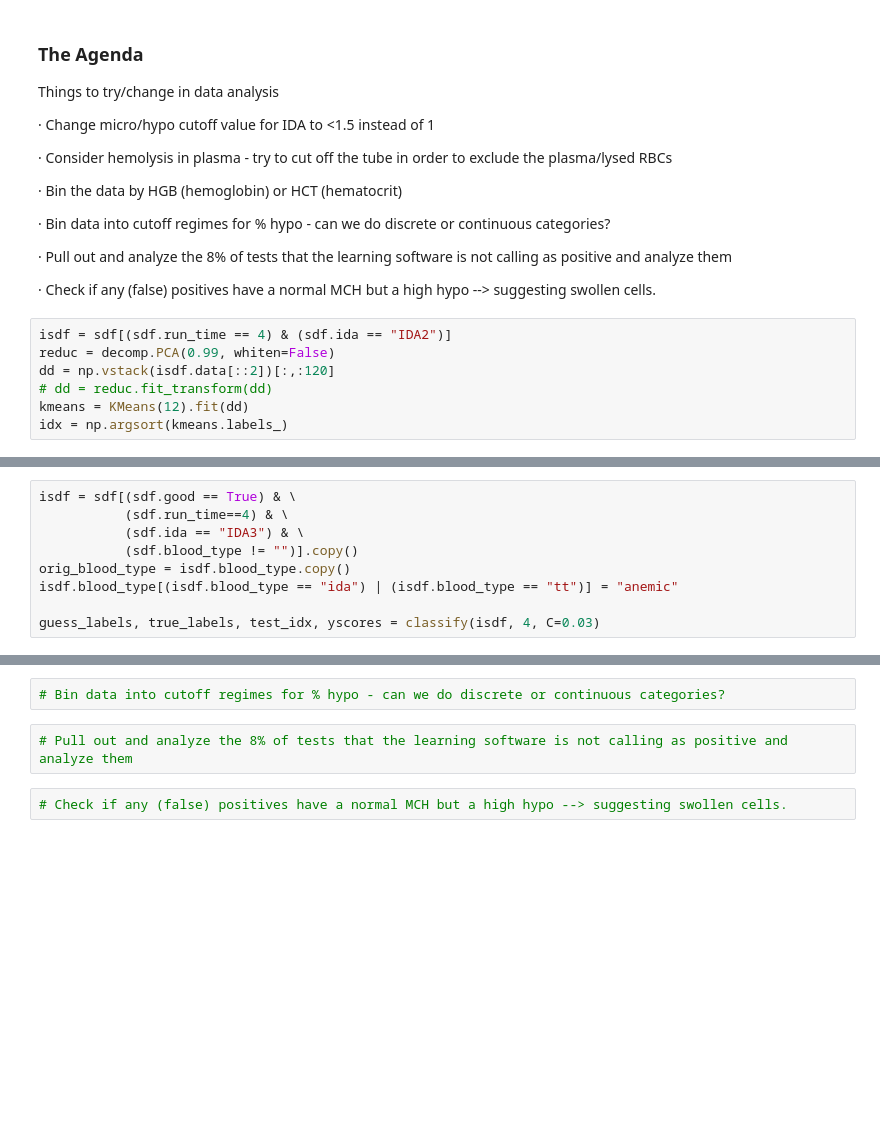
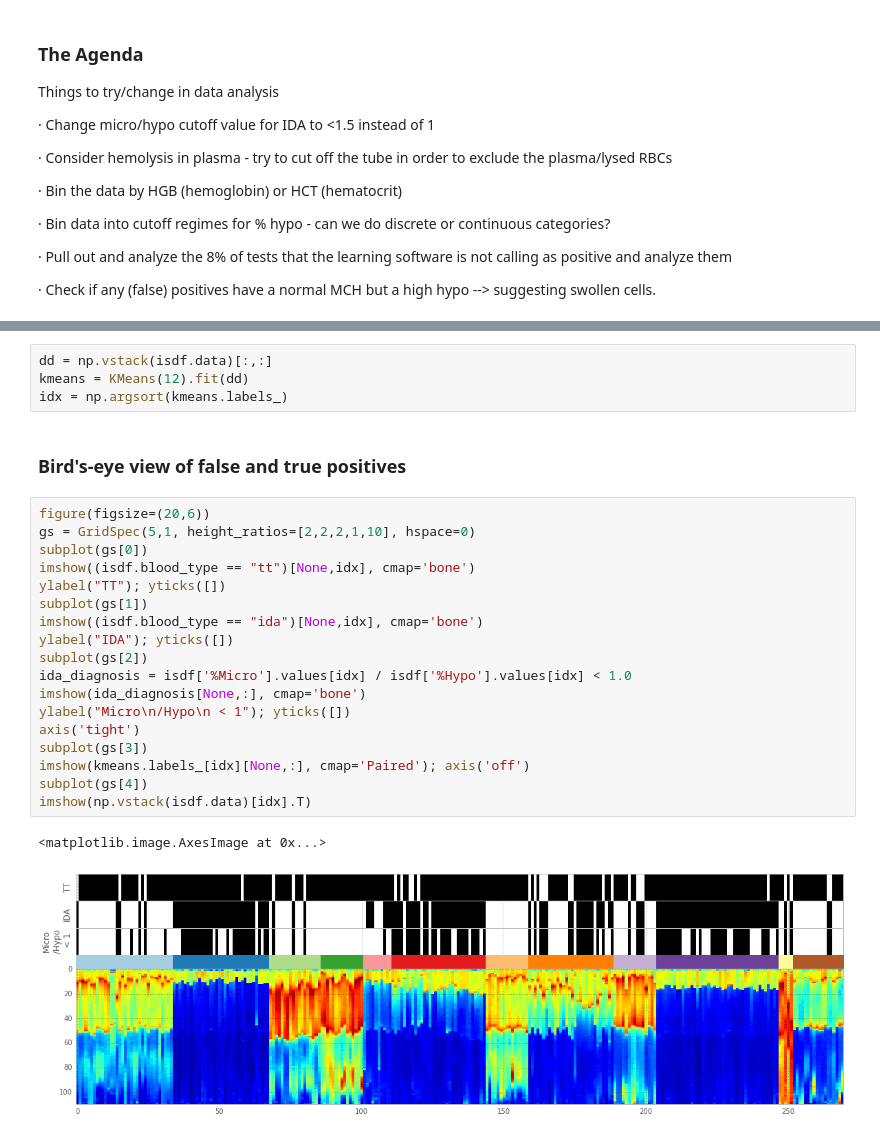
Before and after one commit to alexbw/ida, a Jupyter notebook: Follow-up analysis 7-25-2014.ipynb, the cells around one changed output, grey strips where cells are left out. Cells and saved outputs as stored; diff of their text form; blank space fills up the shorter version.

```diff
--- a/Follow-up analysis 7-25-2014.ipynb
+++ b/Follow-up analysis 7-25-2014.ipynb
@@ -92,10 +70,3 @@ Things to try/change in data analysis
 ·         Pull out and analyze the 8% of tests that the learning software is not calling as positive and analyze them
 
 ·         Check if any (false) positives have a normal MCH but a high hypo --> suggesting swollen cells.
-# %%
-isdf = sdf[(sdf.run_time == 4) & (sdf.ida == "IDA2")]
-reduc = decomp.PCA(0.99, whiten=False)
-dd = np.vstack(isdf.data[::2])[:,:120]
-# dd = reduc.fit_transform(dd)
-kmeans = KMeans(12).fit(dd)
-idx = np.argsort(kmeans.labels_)
@@ -204,9 +72,0 @@ def classify(isdf, n_folds=5, C=50):
-# %%
-isdf = sdf[(sdf.good == True) & \
-           (sdf.run_time==4) & \
-           (sdf.ida == "IDA3") & \
-           (sdf.blood_type != "")].copy()
-orig_blood_type = isdf.blood_type.copy()
-isdf.blood_type[(isdf.blood_type == "ida") | (isdf.blood_type == "tt")] = "anemic"
-
-guess_labels, true_labels, test_idx, yscores = classify(isdf, 4, C=0.03)
@@ -257,6 +73,27 @@ True
-# %%
-# Bin data into cutoff regimes for % hypo - can we do discrete or continuous categories?
-# %%
-# Pull out and analyze the 8% of tests that the learning software is not calling as positive and analyze them
-# %%
-# Check if any (false) positives have a normal MCH but a high hypo --> suggesting swollen cells.
+# %%
+dd = np.vstack(isdf.data)[:,:]
+kmeans = KMeans(12).fit(dd)
+idx = np.argsort(kmeans.labels_)
+# %% [markdown]
+### Bird's-eye view of false and true positives
+# %%
+figure(figsize=(20,6))
+gs = GridSpec(5,1, height_ratios=[2,2,2,1,10], hspace=0)
+subplot(gs[0])
+imshow((isdf.blood_type == "tt")[None,idx], cmap='bone')
+ylabel("TT"); yticks([])
+subplot(gs[1])
+imshow((isdf.blood_type == "ida")[None,idx], cmap='bone')
+ylabel("IDA"); yticks([])
+subplot(gs[2])
+ida_diagnosis = isdf['%Micro'].values[idx] / isdf['%Hypo'].values[idx] < 1.0
+imshow(ida_diagnosis[None,:], cmap='bone')
+ylabel("Micro\n/Hypo\n < 1"); yticks([])
+axis('tight')
+subplot(gs[3])
+imshow(kmeans.labels_[idx][None,:], cmap='Paired'); axis('off')
+subplot(gs[4])
+imshow(np.vstack(isdf.data)[idx].T)
+# %% [output]
+<matplotlib.image.AxesImage at 0x...>
+[figure, added]
```
Also changed, not shown: parts of 34 cells of this notebook, 1 other file.
